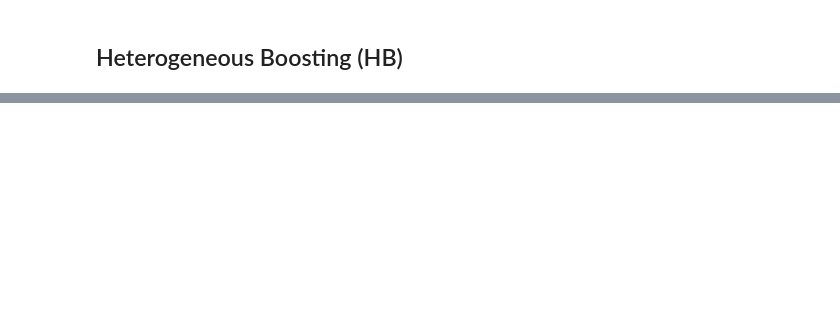
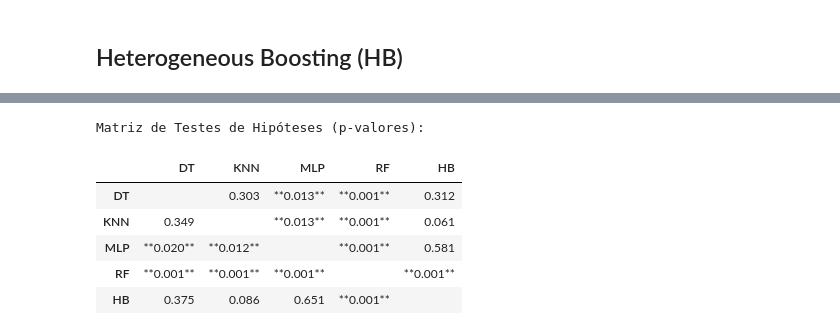
Before and after one commit to Mathemou/Trab1-IA-2025-IA-em-Jogos-de-LOL, a Jupyter notebook: Trab1_Matheus_Santos_de_Moura.ipynb, the cells around one changed output, grey strips where cells are left out. Drawn from its saved outputs; the diff is of its cells as text; code cells hidden in the pictures; blank space fills up the shorter version.

```diff
--- a/Trab1_Matheus_Santos_de_Moura.ipynb
+++ b/Trab1_Matheus_Santos_de_Moura.ipynb
@@ -411,8 +423,10 @@ Média: 0.590, Desvio padrão: 0.014
 # %% [markdown]
 ## Random Forest (RF)
 # %%
-score = train_and_evaluate_model("RF", X, y)
+scores = train_and_evaluate_model("RF", X, y)
 
-print(f"Acurácias: {score}")
-print(f"Média: {np.mean(score):.3f}, Desvio padrão: {np.std(score):.3f}")
+print(f"Acurácias: {scores}")
+print(f"Média: {np.mean(scores):.3f}, Desvio padrão: {np.std(scores):.3f}")
+
+resultados["RF"] = scores
 # %% [output]
@@ -452,0 +493,34 @@ Acurácia do modelo Heterogeneous Boosting: 0.785
+# %%
+from scipy import stats
+
+metodos = list(resultados.keys())
+n = len(metodos)
+matriz = pd.DataFrame("", index=metodos, columns=metodos)
+
+for i in range(n):
+    for j in range(n):
+        if i == j:
+            continue
+        scores1 = resultados[metodos[i]]
+        scores2 = resultados[metodos[j]]
+        if i < j:
+            # Triângulo superior: t pareado
+            stat, p = stats.ttest_rel(scores1, scores2)
+        else:
+            # Triângulo inferior: Wilcoxon
+            stat, p = stats.wilcoxon(scores1, scores2)
+        # Se p < 0.001, exibe 0.001
+        p_show = 0.001 if p < 0.001 else p
+        txt = f"**{p_show:.3f}**" if p < 0.05 else f"{p_show:.3f}"
+        matriz.iloc[i, j] = txt
+
+print("\nMatriz de Testes de Hipóteses (p-valores):")
+display(matriz)
+# %% [output]
+Matriz de Testes de Hipóteses (p-valores):
+|  | DT | KNN | MLP | RF | HB |
+| DT |  | 0.303 | **0.013** | **0.001** | 0.312 |
+| KNN | 0.349 |  | **0.013** | **0.001** | 0.061 |
+| MLP | **0.020** | **0.012** |  | **0.001** | 0.581 |
+| RF | **0.001** | **0.001** | **0.001** |  | **0.001** |
+| HB | 0.375 | 0.086 | 0.651 | **0.001** |  |
```
Also changed, not shown: parts of 12 cells of this notebook.
